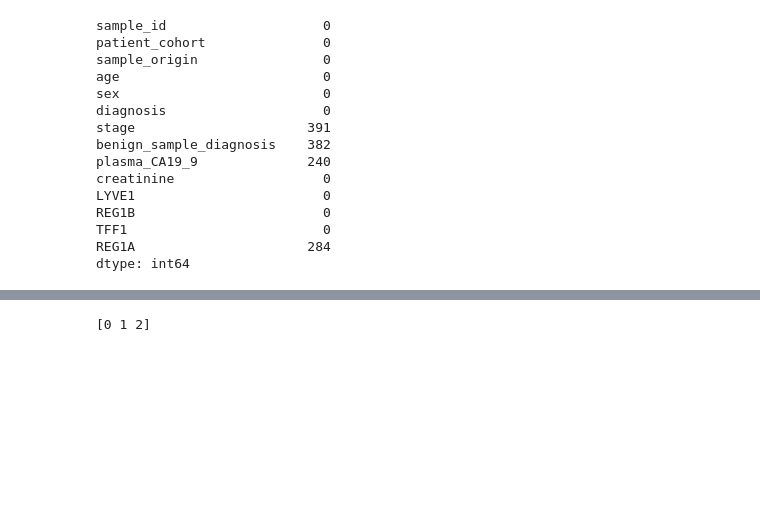
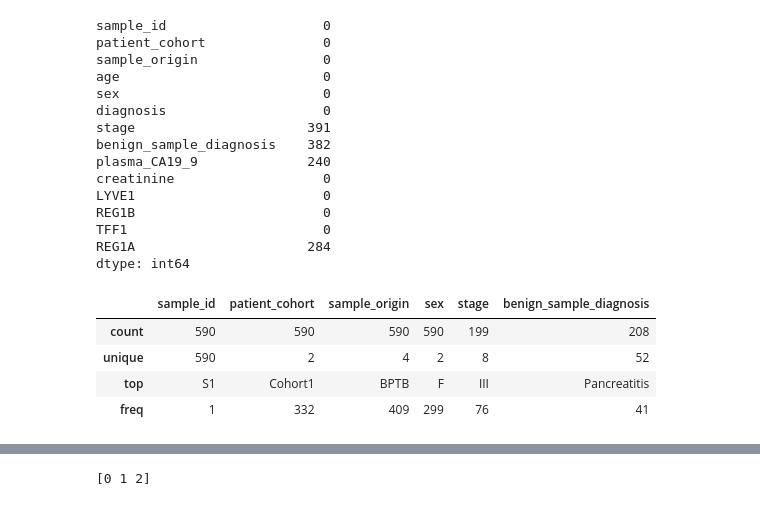
Before and after one commit to Aliakbar-omidi/Urinary-biomarkers-for-pancreatic-cancer, a Jupyter notebook: main.ipynb, the cells around one changed output, grey strips where cells are left out. Cells and saved outputs as stored; diff of their text form; code cells hidden in the pictures; blank space fills up the shorter version.

```diff
--- a/main.ipynb
+++ b/main.ipynb
@@ -63,4 +63,12 @@ REG1B                        0
 TFF1                         0
 REG1A                      284
 dtype: int64
+# %%
+df.describe(include='object')
+# %% [output]
+|  | sample_id | patient_cohort | sample_origin | sex | stage | benign_sample_diagnosis |
+| count | 590 | 590 | 590 | 590 | 199 | 208 |
+| unique | 590 | 2 | 4 | 2 | 8 | 52 |
+| top | S1 | Cohort1 | BPTB | F | III | Pancreatitis |
+| freq | 1 | 332 | 409 | 299 | 76 | 41 |
 # %%
```
Also changed, not shown: parts of 16 cells of this notebook.
